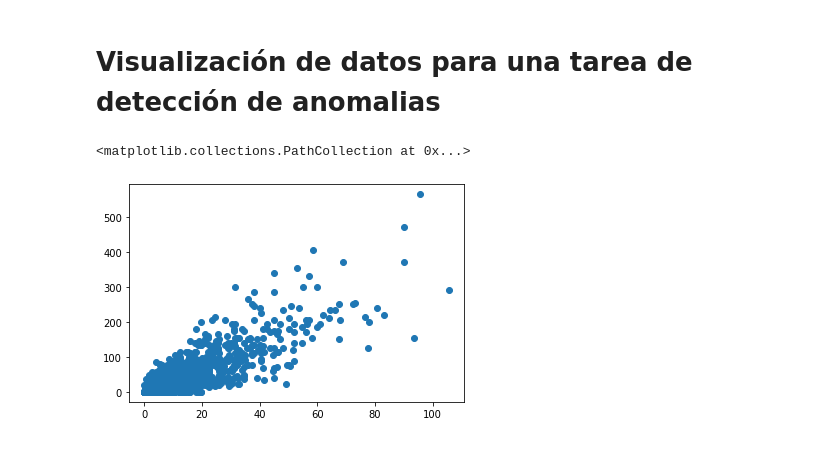
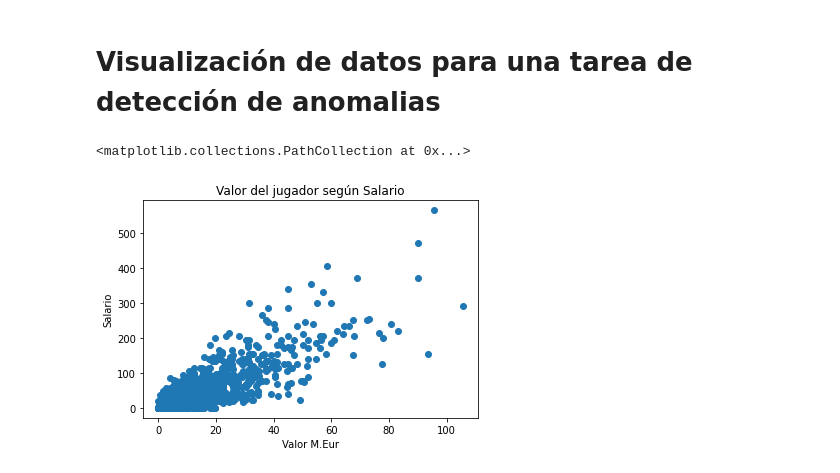
Before and after one commit to AlbertAC/ProyectoFinal, a Jupyter notebook: SystemFifa.ipynb, the cells around one changed output. Drawn from its saved outputs; the diff is of its cells as text; code cells hidden in the pictures.

```diff
--- a/SystemFifa.ipynb
+++ b/SystemFifa.ipynb
@@ -200,7 +202,10 @@ plt.show()
 # %%
 x = players_dataset.value_eur[players_dataset.potential>=75]
 y = players_dataset.wage_eur[players_dataset.potential>=75]
+plt.title('Valor del jugador según Salario')
+plt.xlabel('Valor M.Eur')
+plt.ylabel('Salario')
 plt.scatter(x,y)
 # %% [output]
 <matplotlib.collections.PathCollection at 0x...>
-[figure, old version]
+[figure, new version]
```
Also changed, not shown: parts of 12 cells of this notebook.
